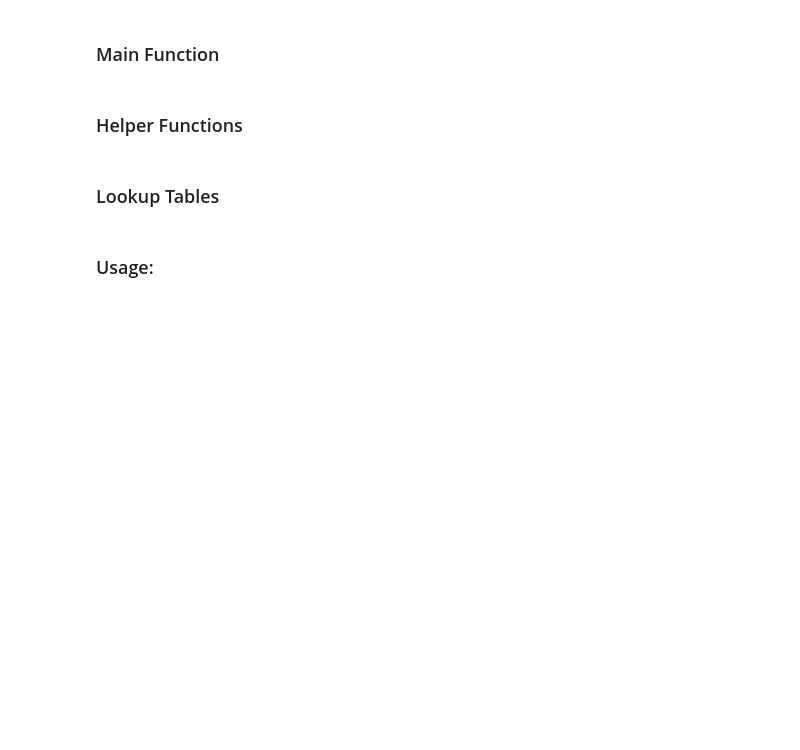
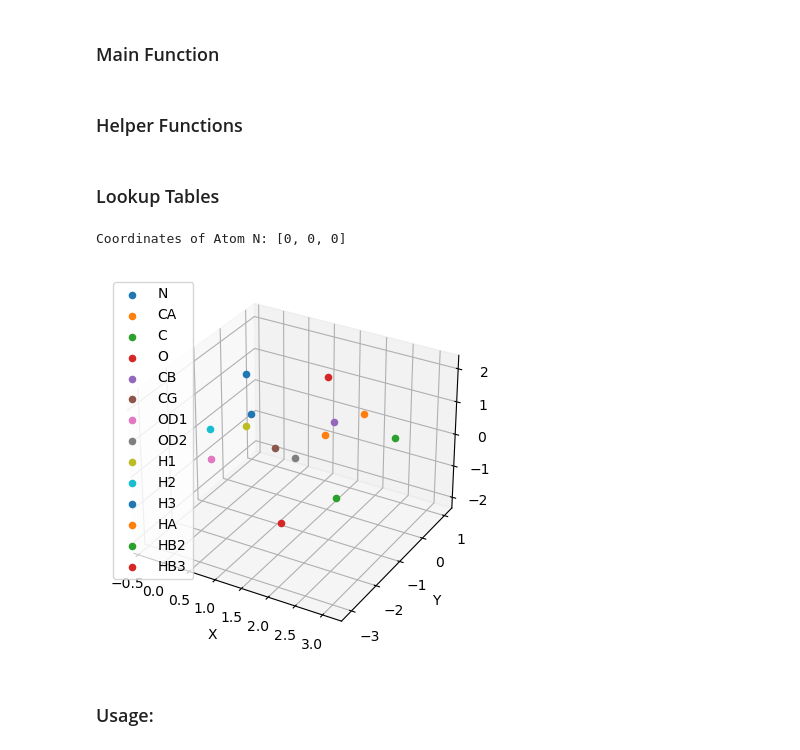
Before and after one commit to AakashR13/BMSID_Mol, a Jupyter notebook: Atomic_Coordinates.ipynb, the cells around one changed output. Cells and saved outputs as stored; diff of their text form; code cells hidden in the pictures; blank space fills up the shorter version.

Commit message:
3-D graph

```diff
--- a/Atomic_Coordinates.ipynb
+++ b/Atomic_Coordinates.ipynb
@@ -67,26 +68,47 @@ def scale(vector, factor):
 ### Lookup Tables
 # %%
 lookup_table = {
-    'N': {'coordinates': [0, 0, 0], 'charge': 11.76},
-    'CA': {'coordinates': [1.453, 0, 0], 'charge': 11.14},
-    'C': {'coordinates': [1.959, -0.628, -1.3], 'charge': 10},
-    'O': {'coordinates': [1.187, -1.232, -2.044], 'charge': 10.19},
-    'CB': {'coordinates': [2.004, -0.822, 1.167], 'charge': 11.96},
-    'CG': {'coordinates': [1.597, -2.297, 1.168], 'charge': 12.21},
-    'OD1': {'coordinates': [0.546, -2.596, 0.561], 'charge': 12.29},
-    'OD2': {'coordinates': [2.347, -3.092, 1.775], 'charge': 12.64},
-    'H1': {'coordinates': [-0.338, 0.478, -0.828], 'charge': 11.85},
-    'H2': {'coordinates': [-0.338, -0.956, 0], 'charge': 11.98},
-    'H3': {'coordinates': [-0.338, 0.478, 0.828], 'charge': 12.28},
-    'HA': {'coordinates': [1.739, 1.047, 0.097], 'charge': 11.47},
-    'HB2': {'coordinates': [3.092, -0.76, 1.153], 'charge': 12.08},
-    'HB3': {'coordinates': [1.671, -0.368, 2.101], 'charge': 12.83}
+    'N': {'coordinates': [0, 0, 0]},
+    'CA': {'coordinates': [1.453, 0, 0]},
+    'C': {'coordinates': [1.959, -0.628, -1.3]},
+    'O': {'coordinates': [1.187, -1.232, -2.044]},
+    'CB': {'coordinates': [2.004, -0.822, 1.167]},
+    'CG': {'coordinates': [1.597, -2.297, 1.168]},
+    'OD1': {'coordinates': [0.546, -2.596, 0.561]},
+    'OD2': {'coordinates': [2.347, -3.092, 1.775]},
+    'H1': {'coordinates': [-0.338, 0.478, -0.828]},
+    'H2': {'coordinates': [-0.338, -0.956, 0]},
+    'H3': {'coordinates': [-0.338, 0.478, 0.828]},
+    'HA': {'coordinates': [1.739, 1.047, 0.097]},
+    'HB2': {'coordinates': [3.092, -0.76, 1.153]},
+    'HB3': {'coordinates': [1.671, -0.368, 2.101]}
 }
 
 # Example usage
 atom_type = 'N'
 print("Coordinates of Atom {}: {}".format(atom_type, lookup_table[atom_type]['coordinates']))
-print("Charge of Atom {}: {}".format(atom_type, lookup_table[atom_type]['charge']))
+# %% [output]
+Coordinates of Atom N: [0, 0, 0]
+# %%
+fig = plt.figure()
+ax = plt.axes(projection='3d')
+
+# Plot the coordinates of each atom
+for atom_type, atom_data in lookup_table.items():
+    coordinates = atom_data['coordinates']
+    ax.scatter(coordinates[0], coordinates[1], coordinates[2], label=atom_type)
+
+
+# Set labels and legend
+ax.set_xlabel('X')
+ax.set_ylabel('Y')
+ax.set_zlabel('Z')
+ax.legend()
+
+# Show the plot
+plt.show()
+# %% [output]
+[figure, added]
 # %% [markdown]
 ### Usage:
 # %%
```
Also changed, not shown: parts of 3 cells of this notebook, 2 other files.
